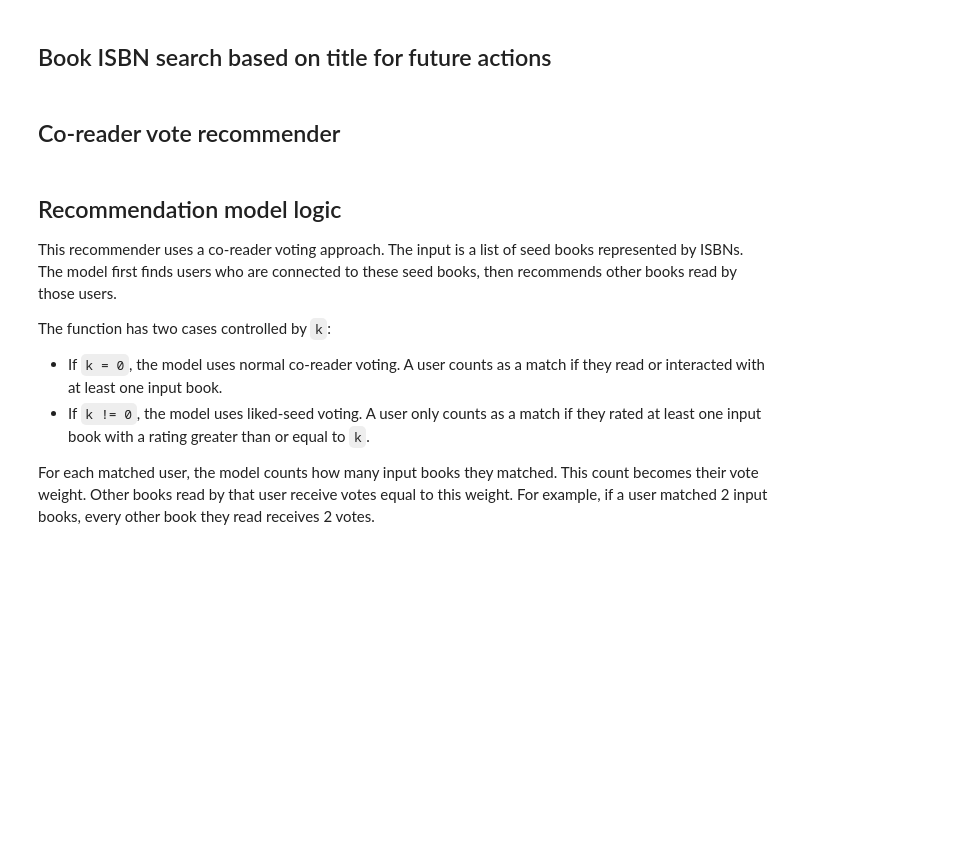
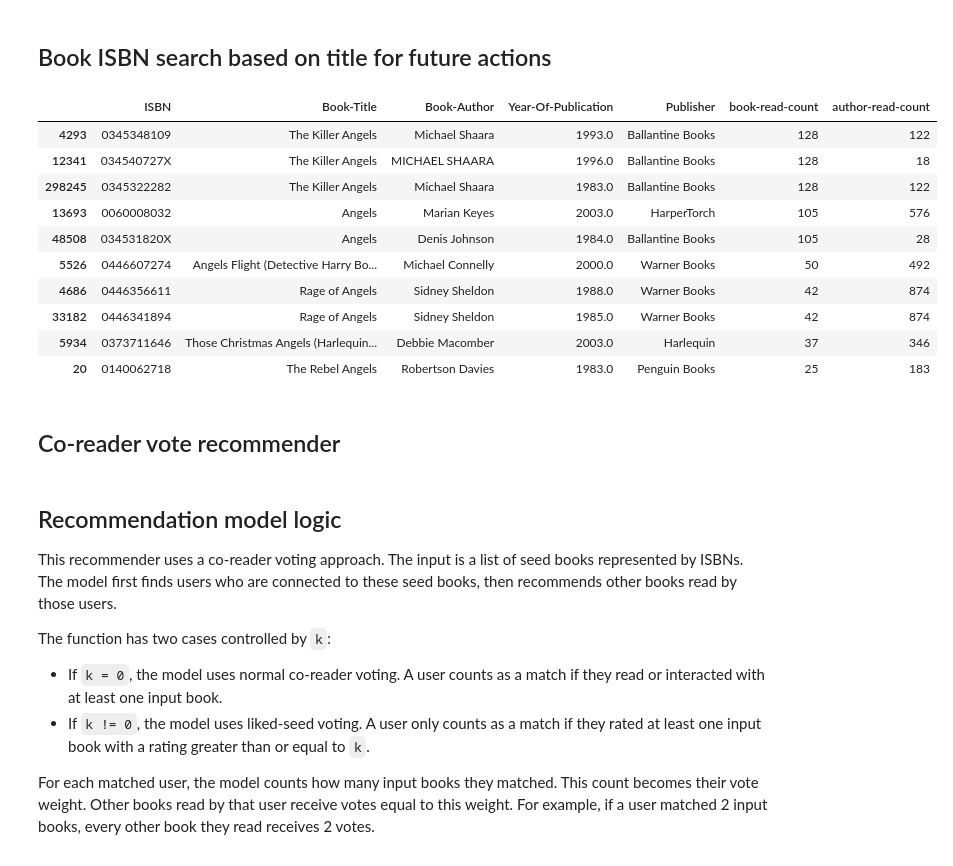
Before and after one commit to vladipetkov/Amazon-Books, a Jupyter notebook: test.ipynb, the cells around one changed output. Saved outputs shown, nothing was run; the diff lists cells and outputs as text; code cells hidden in the pictures; blank space fills up the shorter version.

```diff
--- a/test.ipynb
+++ b/test.ipynb
@@ -158,6 +158,20 @@ def search_books_by_title(search_text, n=10):
     )
 
     return results.head(n)
+# %%
+search_books_by_title("Angels", n=10)
+# %% [output]
+|  | ISBN | Book-Title | Book-Author | Year-Of-Publication | Publisher | book-read-count | author-read-count |
+| 4293 | 0345348109 | The Killer Angels | Michael Shaara | 1993.0 | Ballantine Books | 128 | 122 |
+| 12341 | 034540727X | The Killer Angels | MICHAEL SHAARA | 1996.0 | Ballantine Books | 128 | 18 |
+| 298245 | 0345322282 | The Killer Angels | Michael Shaara | 1983.0 | Ballantine Books | 128 | 122 |
+| 13693 | 0060008032 | Angels | Marian Keyes | 2003.0 | HarperTorch | 105 | 576 |
+| 48508 | 034531820X | Angels | Denis Johnson | 1984.0 | Ballantine Books | 105 | 28 |
+| 5526 | 0446607274 | Angels Flight (Detective Harry Bo... | Michael Connelly | 2000.0 | Warner Books | 50 | 492 |
+| 4686 | 0446356611 | Rage of Angels | Sidney Sheldon | 1988.0 | Warner Books | 42 | 874 |
+| 33182 | 0446341894 | Rage of Angels | Sidney Sheldon | 1985.0 | Warner Books | 42 | 874 |
+| 5934 | 0373711646 | Those Christmas Angels (Harlequin... | Debbie Macomber | 2003.0 | Harlequin | 37 | 346 |
+| 20 | 0140062718 | The Rebel Angels | Robertson Davies | 1983.0 | Penguin Books | 25 | 183 |
 # %% [markdown]
 ## Co-reader vote recommender
 # %% [markdown]
```
Also changed, not shown: parts of 7 cells of this notebook, 2 other files.
